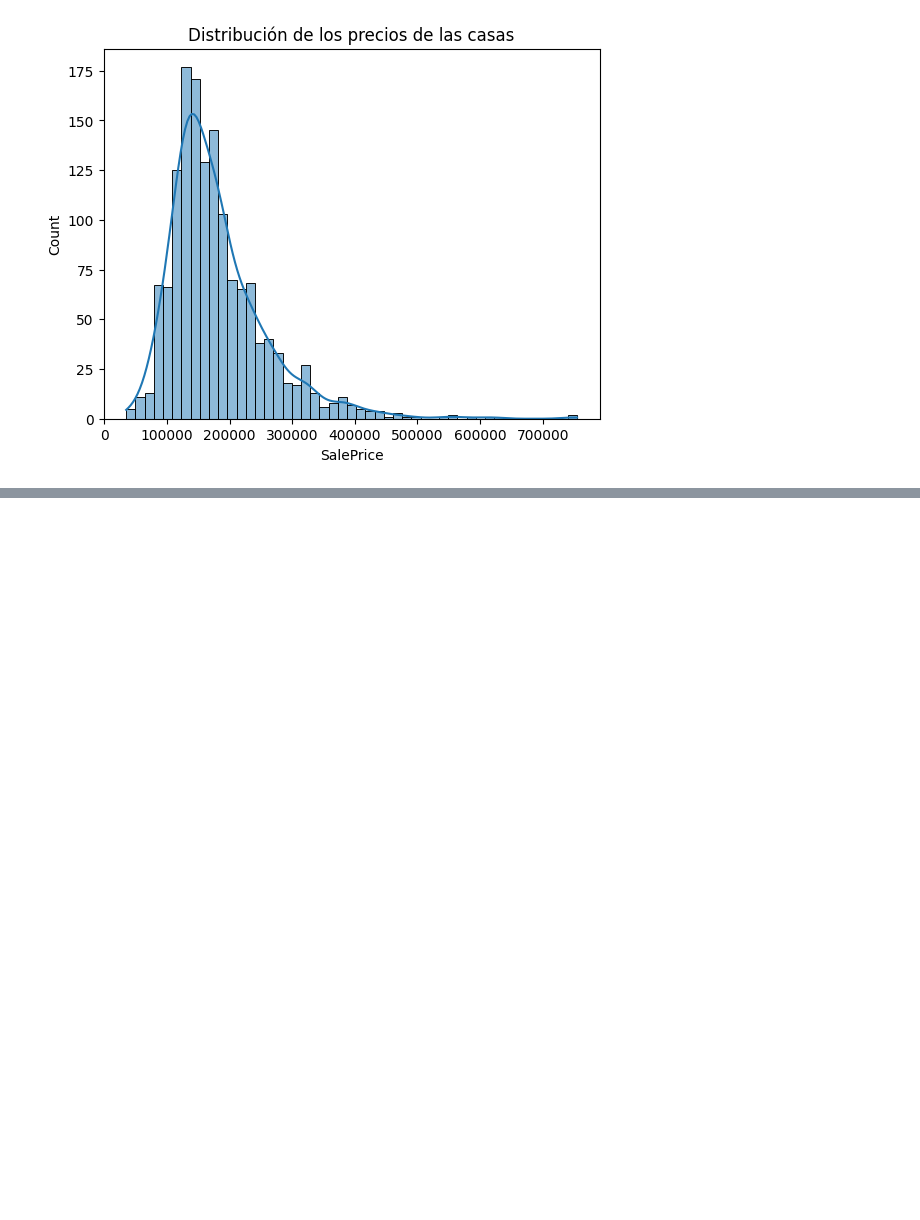
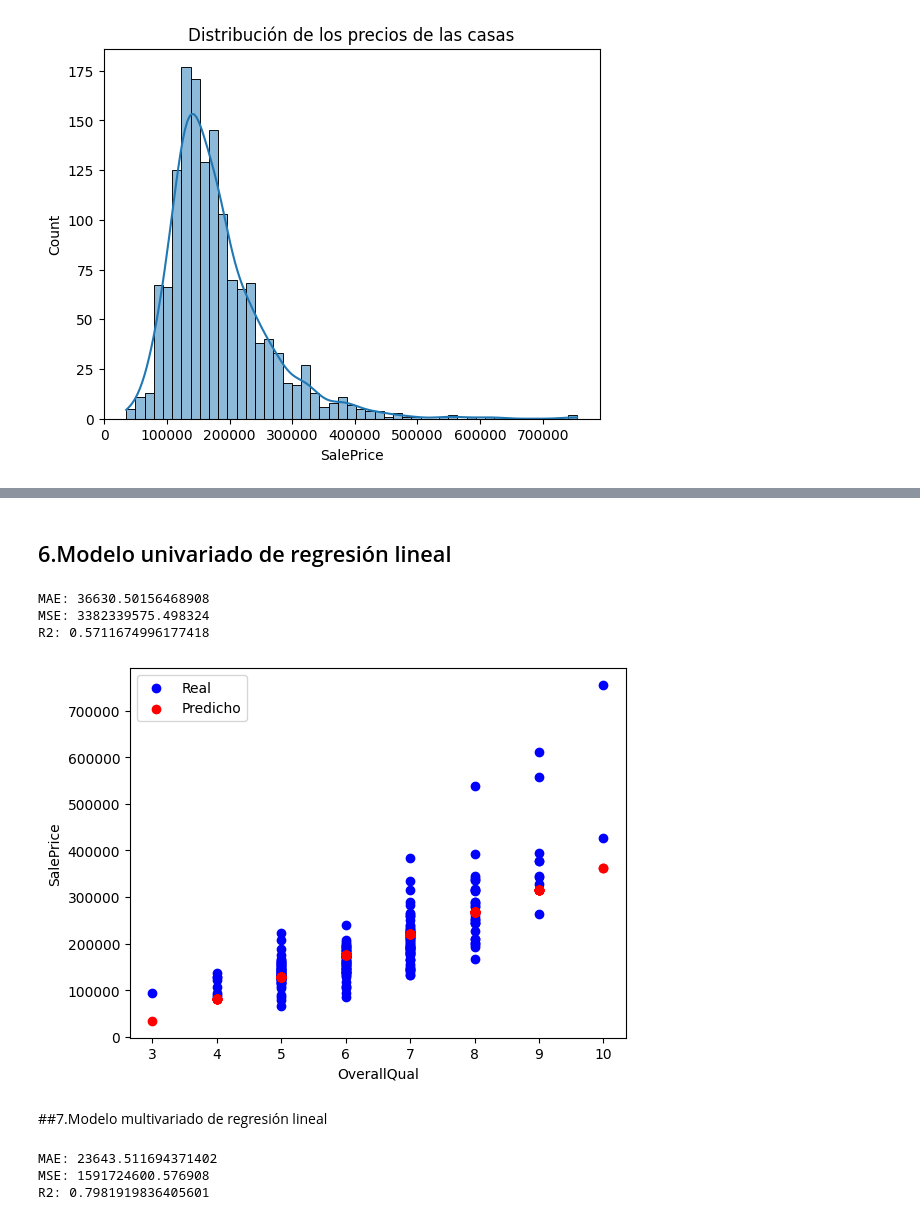
Before and after one commit to EJGDLG/Proyecto2Nuevo, a Jupyter notebook: proyecto2.ipynb, the cells around one changed output, grey strips where cells are left out. Cells and saved outputs as stored; diff of their text form; code cells hidden in the pictures; blank space fills up the shorter version.

```diff
--- a/proyecto2.ipynb
+++ b/proyecto2.ipynb
@@ -77,0 +92,10 @@ plt.show()
+# %%
+# Seleccionar variables numéricas
+df_numeric = df.select_dtypes(include=[np.number]).dropna()
+
+# Separar en X (features) y y (target)
+X = df_numeric.drop(columns=["SalePrice"])
+y = df_numeric["SalePrice"]
+
+# División de datos
+X_train, X_test, y_train, y_test = train_test_split(X, y, test_size=0.2, random_state=42)
@@ -77,0 +109,50 @@ plt.show()
+# %% [markdown]
+## 6.Modelo univariado de regresión lineal
+# %%
+# Usamos solo "OverallQual" porque tiene alta correlación con el precio
+X_uni = X_train[["OverallQual"]]
+X_test_uni = X_test[["OverallQual"]]
+
+# Entrenar modelo
+model_uni = LinearRegression()
+model_uni.fit(X_uni, y_train)
+
+# Predicciones
+y_pred_uni = model_uni.predict(X_test_uni)
+
+# Evaluación
+print("MAE:", mean_absolute_error(y_test, y_pred_uni))
+print("MSE:", mean_squared_error(y_test, y_pred_uni))
+print("R2:", r2_score(y_test, y_pred_uni))
+# %% [output]
+MAE: 36630.50156468908
+MSE: 3382339575.498324
+R2: 0.5711674996177418
+# %%
+# Visualización
+plt.scatter(X_test_uni, y_test, color="blue", label="Real")
+plt.scatter(X_test_uni, y_pred_uni, color="red", label="Predicho")
+plt.xlabel("OverallQual")
+plt.ylabel("SalePrice")
+plt.legend()
+plt.show()
+# %% [output]
+[figure, added]
+# %% [markdown]
+##7.Modelo multivariado de regresión lineal
+# %%
+# Modelo con todas las variables numéricas
+model_multi = LinearRegression()
+model_multi.fit(X_train_scaled, y_train)
+
+# Predicción
+y_pred_multi = model_multi.predict(X_test_scaled)
+
+# Evaluación
+print("MAE:", mean_absolute_error(y_test, y_pred_multi))
+print("MSE:", mean_squared_error(y_test, y_pred_multi))
+print("R2:", r2_score(y_test, y_pred_multi))
+# %% [output]
+MAE: 23643.511694371402
+MSE: 1591724600.576908
+R2: 0.7981919836405601
```
Also changed, not shown: parts of 10 cells of this notebook.
